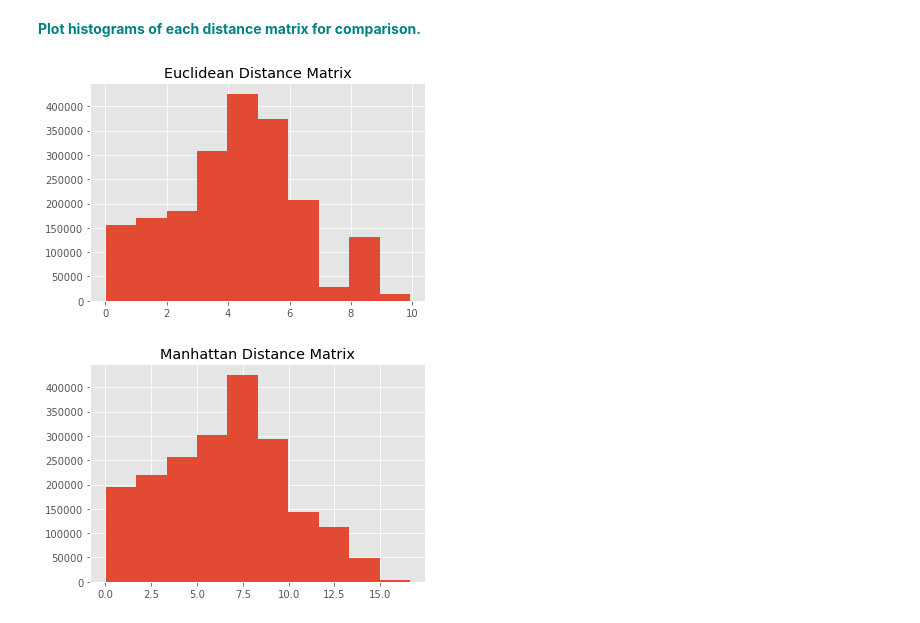
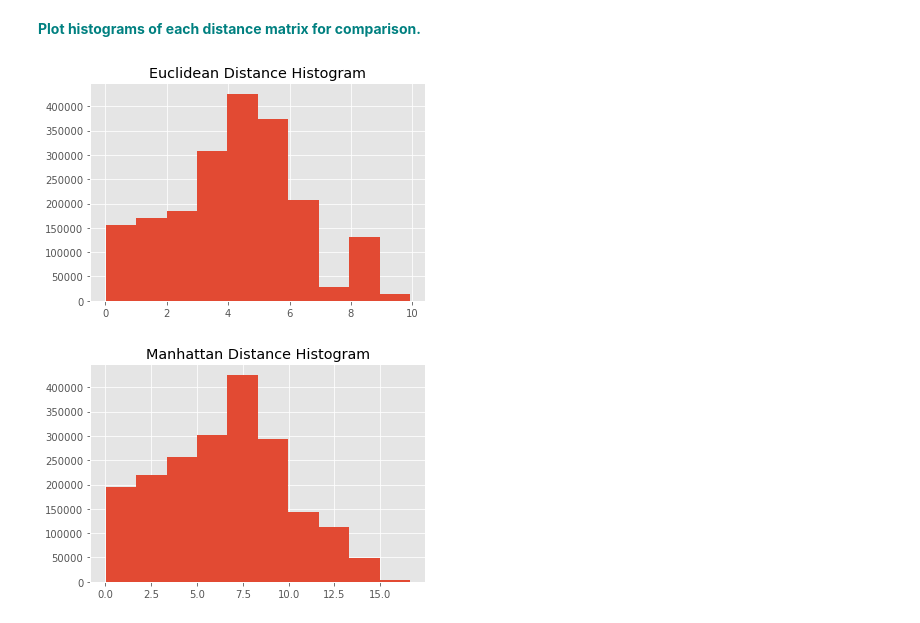
Before and after one commit to BradDoty/SpringboardDataScience, a Jupyter notebook: ManhattanDistance/Euclidean_and_Manhattan_Distances_Case_Study.ipynb, the cells around one changed output. Saved outputs shown, nothing was run; the diff lists cells and outputs as text; code cells hidden in the pictures.

Commit message:
Add Manhattan plot and save plots.

```diff
--- a/ManhattanDistance/Euclidean_and_Manhattan_Distances_Case_Study.ipynb
+++ b/ManhattanDistance/Euclidean_and_Manhattan_Distances_Case_Study.ipynb
@@ -108,11 +122,13 @@ largeMat = np.random.random((10000,100))
 **<font color='teal'>Plot histograms of each distance matrix for comparison.</font>**
 # %%
 plt.hist(DistEuclid)
-plt.title("Euclidean Distance Matrix")
+plt.title("Euclidean Distance Histogram")
+plt.savefig('plots/EuclidHist.png')
 plt.show()
 plt.hist(DistManhattan)
-plt.title("Manhattan Distance Matrix")
+plt.title("Manhattan Distance Histogram")
+plt.savefig('plots/ManhattanHist.png')
 plt.show()
 # %% [output]
-[figure, old version]
+[figure, new version]
-[figure, old version]
+[figure, new version]
```
Also changed, not shown: parts of 2 cells of this notebook, 4 other files.
